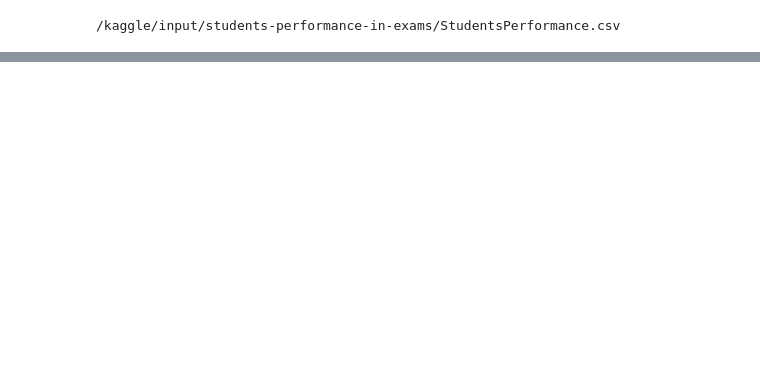
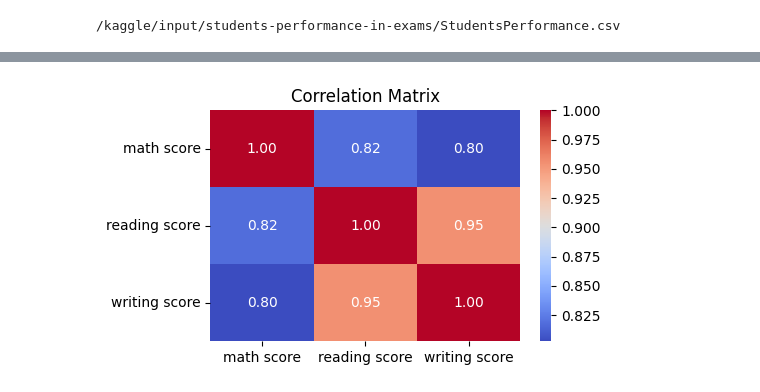
Before and after one commit to jaysreeb/Students-Performance-in-Exams-, a Jupyter notebook: students-performance-in-exams.ipynb, the cells around one changed output, grey strips where cells are left out. Saved outputs shown, nothing was run; the diff lists cells and outputs as text; code cells hidden in the pictures; blank space fills up the shorter version.

```diff
--- a/students-performance-in-exams.ipynb
+++ b/students-performance-in-exams.ipynb
@@ -20,0 +110,13 @@ for dirname, _, filenames in os.walk('/kaggle/input'):
+# %%
+# Compute the correlation matrix
+
+correlation_matrix=df[subjects].corr()
+
+# Plot a heatmap of the correlation matrix
+
+plt.figure(figsize=(5,3))
+sns.heatmap(correlation_matrix, annot=True, cmap='coolwarm', fmt=".2f")
+plt.title('Correlation Matrix')
+plt.show()
+# %% [output]
+[figure, added]
```
Also changed, not shown: parts of 10 cells of this notebook.
